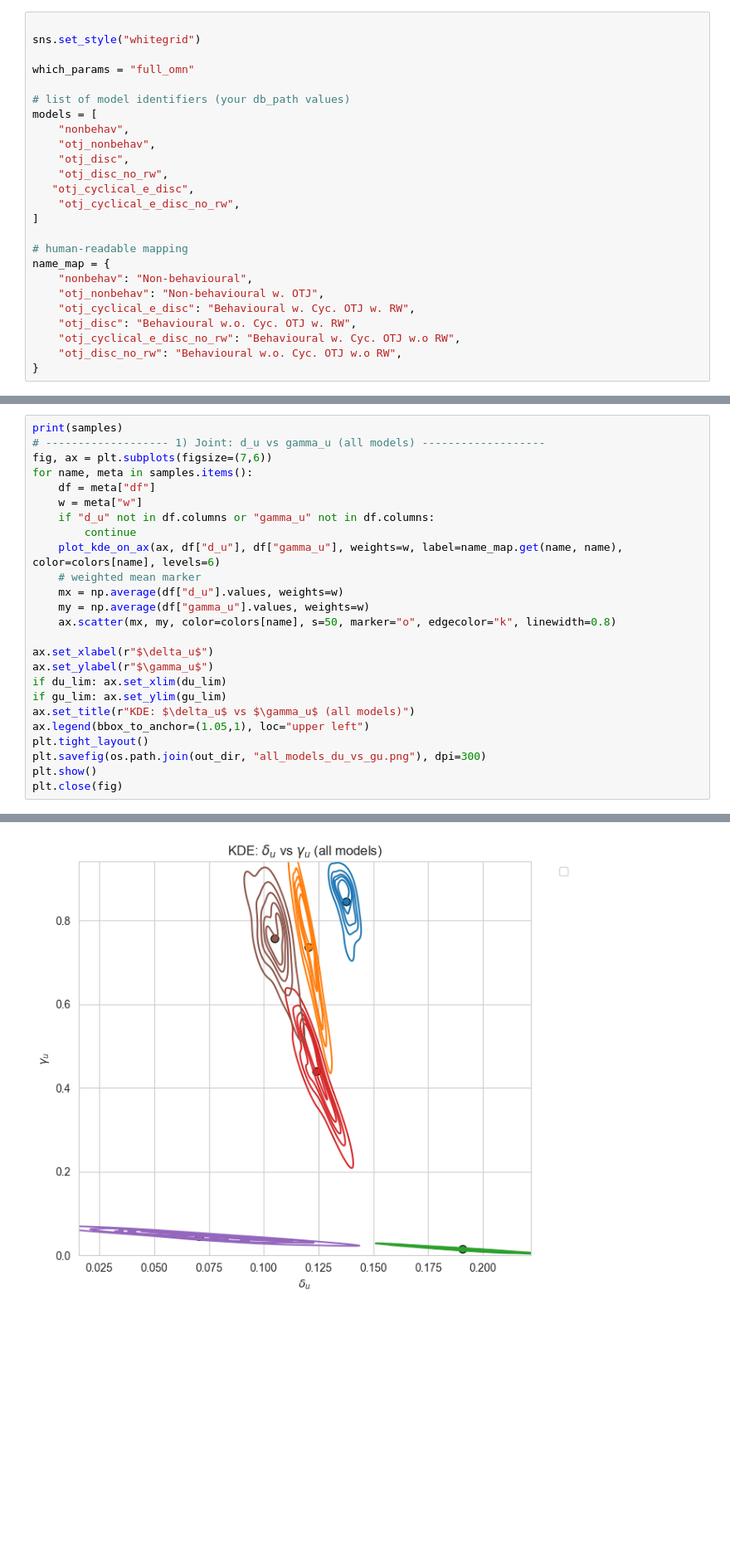
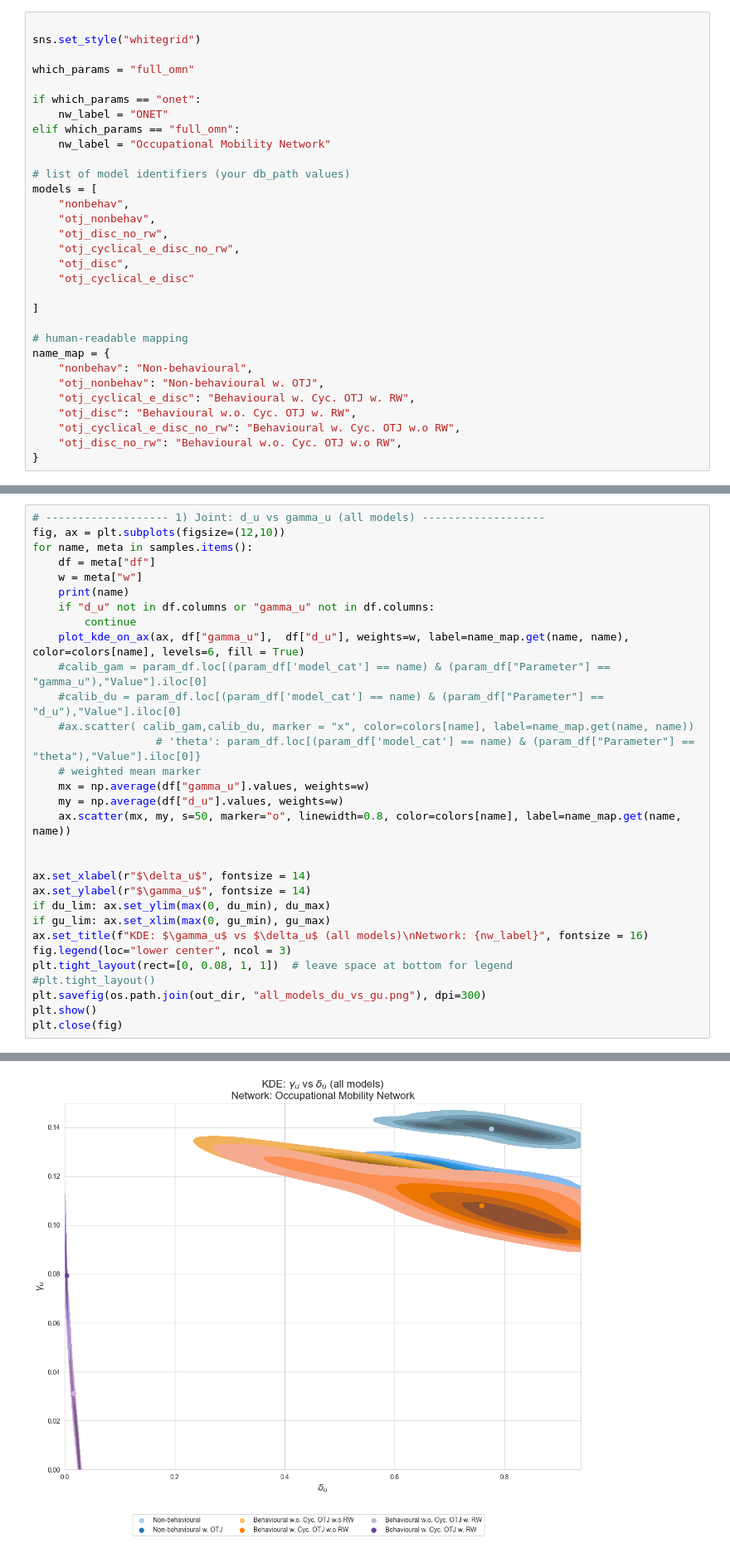
Before and after one commit to ebbam/transition_abm, a Jupyter notebook: calibration_remote/calibration_summary.ipynb, the cells around one changed output, grey strips where cells are left out. Shown at 83% size. Saved outputs shown, nothing was run; the diff lists cells and outputs as text; blank space fills up the shorter version.

```diff
--- a/calibration_remote/calibration_summary.ipynb
+++ b/calibration_remote/calibration_summary.ipynb
@@ -16,14 +18,20 @@ sns.set_style("whitegrid")
 
 which_params = "full_omn"
 
+if which_params == "onet":
+    nw_label = "ONET"
+elif which_params == "full_omn":
+    nw_label = "Occupational Mobility Network"
+
 # list of model identifiers (your db_path values)
 models = [
     "nonbehav",
     "otj_nonbehav",
+    "otj_disc_no_rw",
+    "otj_cyclical_e_disc_no_rw",
     "otj_disc",
-    "otj_disc_no_rw",
-   "otj_cyclical_e_disc",
-    "otj_cyclical_e_disc_no_rw",
+    "otj_cyclical_e_disc"
+
 ]
 
 # human-readable mapping
@@ -144,25 +175,31 @@ output/full_omn/otj_cyclical_e_disc_no_rw.db
 # %%
-print(samples)
 # ------------------- 1) Joint: d_u vs gamma_u (all models) -------------------
-fig, ax = plt.subplots(figsize=(7,6))
+fig, ax = plt.subplots(figsize=(12,10))
 for name, meta in samples.items():
     df = meta["df"]
     w = meta["w"]
+    print(name)
     if "d_u" not in df.columns or "gamma_u" not in df.columns:
         continue
-    plot_kde_on_ax(ax, df["d_u"], df["gamma_u"], weights=w, label=name_map.get(name, name), color=colors[name], levels=6)
+    plot_kde_on_ax(ax, df["gamma_u"],  df["d_u"], weights=w, label=name_map.get(name, name), color=colors[name], levels=6, fill = True)
+    #calib_gam = param_df.loc[(param_df['model_cat'] == name) & (param_df["Parameter"] == "gamma_u"),"Value"].iloc[0]
+    #calib_du = param_df.loc[(param_df['model_cat'] == name) & (param_df["Parameter"] == "d_u"),"Value"].iloc[0]
+    #ax.scatter( calib_gam,calib_du, marker = "x", color=colors[name], label=name_map.get(name, name))
+                   # 'theta': param_df.loc[(param_df['model_cat'] == name) & (param_df["Parameter"] == "theta"),"Value"].iloc[0]}
     # weighted mean marker
-    mx = np.average(df["d_u"].values, weights=w)
-    my = np.average(df["gamma_u"].values, weights=w)
-    ax.scatter(mx, my, color=colors[name], s=50, marker="o", edgecolor="k", linewidth=0.8)
+    mx = np.average(df["gamma_u"].values, weights=w)
+    my = np.average(df["d_u"].values, weights=w)
+    ax.scatter(mx, my, s=50, marker="o", linewidth=0.8, color=colors[name], label=name_map.get(name, name))
 
-ax.set_xlabel(r"$\delta_u$")
-ax.set_ylabel(r"$\gamma_u$")
-if du_lim: ax.set_xlim(du_lim)
-if gu_lim: ax.set_ylim(gu_lim)
-ax.set_title(r"KDE: $\delta_u$ vs $\gamma_u$ (all models)")
-ax.legend(bbox_to_anchor=(1.05,1), loc="upper left")
-plt.tight_layout()
+
+ax.set_xlabel(r"$\delta_u$", fontsize = 14)
+ax.set_ylabel(r"$\gamma_u$", fontsize = 14)
+if du_lim: ax.set_ylim(max(0, du_min), du_max)
+if gu_lim: ax.set_xlim(max(0, gu_min), gu_max)
+ax.set_title(f"KDE: $\gamma_u$ vs $\delta_u$ (all models)\nNetwork: {nw_label}", fontsize = 16)
+fig.legend(loc="lower center", ncol = 3)
+plt.tight_layout(rect=[0, 0.08, 1, 1])  # leave space at bottom for legend
+#plt.tight_layout()
 plt.savefig(os.path.join(out_dir, "all_models_du_vs_gu.png"), dpi=300)
 plt.show()
 plt.close(fig)
@@ -188,4 +213,4 @@ No artists with labels found to put in legend.  Note that artists whose label st
-[figure, old version]
+[figure, new version]
 # %%
 # ------------------- 2) Joint: d_u vs theta (only models with theta) -------------------
 fig, ax = plt.subplots(figsize=(7,6))
```
Also changed, not shown: parts of 14 cells of this notebook, 4 other files.
